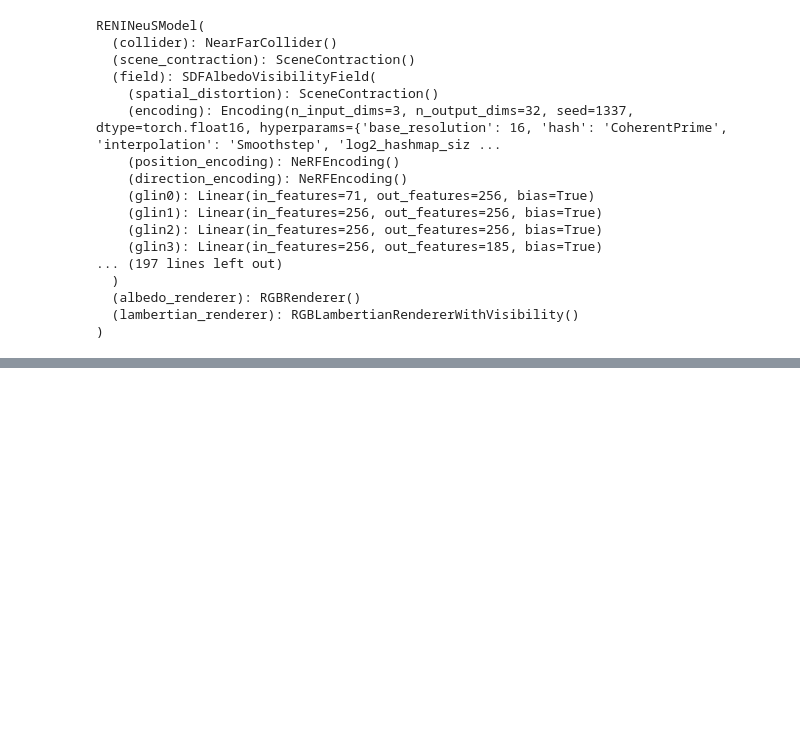
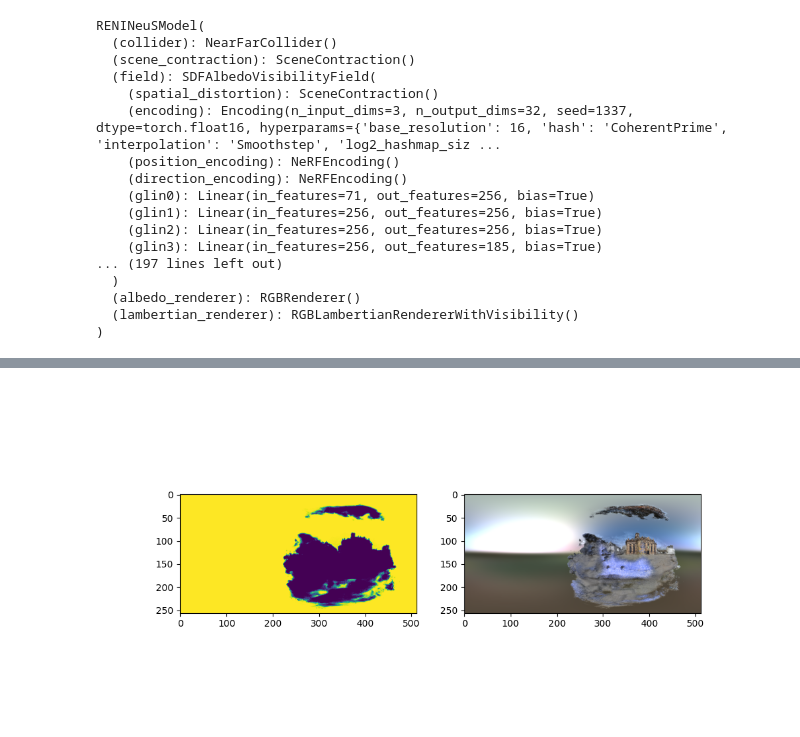
Before and after one commit to JADGardner/sdfstudio, a Jupyter notebook: notebooks/sdf_tests.ipynb, the cells around one changed output, grey strips where cells are left out. Cells and saved outputs as stored; diff of their text form; code cells hidden in the pictures; blank space fills up the shorter version.

```diff
--- a/notebooks/sdf_tests.ipynb
+++ b/notebooks/sdf_tests.ipynb
@@ -225,0 +272,76 @@ tensor(6.7890, device='cuda:0', grad_fn=<MaxBackward1>)
+# %%
+camera_ray_bundle = make_ray_bundle_copy(camera_ray_bundle_original)
+batch = make_batch_clone(batch_original)
+
+camera_ray_bundle.nears = torch.zeros_like(camera_ray_bundle.directions_norm) + model.scene_box.near
+
+camera_ray_bundle.fars = torch.zeros_like(camera_ray_bundle.directions_norm) + model.scene_box.far
+
+camera_ray_bundle = camera_ray_bundle[400:401, 600:601] # select a single ray
+
+camera_ray_bundle = camera_ray_bundle.get_row_major_sliced_ray_bundle(0, 2)
+
+model.config.eval_num_rays_per_chunk = 2048
+
+# forward through model for camera ray bundle
+ray_samples, weights_list, ray_samples_list = model.proposal_sampler(camera_ray_bundle, density_fns=model.density_fns)
+
+illumination_field = model.illumination_field_train
+
+illumination_directions = model.illumination_sampler(model.config.num_illumination_samples)
+illumination_directions = illumination_directions.to(device)
+
+field_outputs = model.field(ray_samples, return_alphas=True, illumination_directions=illumination_directions)
+weights, transmittance = ray_samples.get_weights_and_transmittance_from_alphas(
+    field_outputs[FieldHeadNames.ALPHA]
+)
+
+p2p_dist = model.renderer_depth(weights=weights, ray_samples=ray_samples)
+
+fig, ax = plt.subplots(1, 2, figsize=(10, 5))
+
+W = 512
+H = W // 2
+
+directions = get_directions(W).squeeze(0).reshape(H, W, 3).unsqueeze(2).to(device) # [H, W, 1, 3]
+# swap Y and Z axes and invert X axis
+directions = torch.stack([directions[..., 0] * -1, directions[..., 2], directions[..., 1]], dim=-1)
+
+R = [ -0.4480736, -0.8939967,  0.0000000,
+      0.8939967, -0.4480736,  0.0000000,
+      0.0000000,  0.0000000,  1.0000000 ]
+
+R = torch.tensor(R).to(device).reshape(1, 1, 3, 3)
+
+camera_ray_bundle.origins = origins + camera_ray_bundle.directions * p2p_dist * error
+
+directions = torch.matmul(directions, R)
+camera_ray_bundle.directions = directions # [H, W, 1, 3]
+# update all other camera ray bundle attributes to be of same shape as directions
+camera_ray_bundle.origins = camera_ray_bundle.origins.unsqueeze(0).unsqueeze(0).repeat(H, W, 1, 1)
+camera_ray_bundle.pixel_area = camera_ray_bundle.pixel_area.unsqueeze(0).unsqueeze(0).repeat(H, W, 1, 1)
+camera_ray_bundle.directions_norm = camera_ray_bundle.directions_norm.unsqueeze(0).unsqueeze(0).repeat(H, W, 1, 1)
+camera_ray_bundle.camera_indices = camera_ray_bundle.camera_indices.unsqueeze(0).unsqueeze(0).repeat(H, W, 1, 1)
+camera_ray_bundle.nears = camera_ray_bundle.nears.unsqueeze(0).unsqueeze(0).repeat(H, W, 1, 1)
+camera_ray_bundle.fars = camera_ray_bundle.fars.unsqueeze(0).unsqueeze(0).repeat(H, W, 1, 1)
+
+model.config.eval_num_rays_per_chunk = 2048
+
+outputs = model.get_outputs_for_camera_ray_bundle(camera_ray_bundle)
+
+accumulation = outputs['accumulation'].cpu().detach().numpy()
+visibiltiy = 1.0 - accumulation
+rgb = outputs['rgb'].cpu().detach().numpy()
+
+# update figure idle
+ax[0].imshow(visibiltiy)
+ax[1].imshow(rgb)
+plt.show()
+
+update(1.0)
+# # plot both in the same figure
+# fig, ax = plt.subplots(1, 2, figsize=(10, 5))
+# ax[0].imshow(visibiltiy)
+# ax[1].imshow(rgb)
+# %% [output]
+[figure, added]
```
Also changed, not shown: parts of 26 cells of this notebook, 1 other file.
